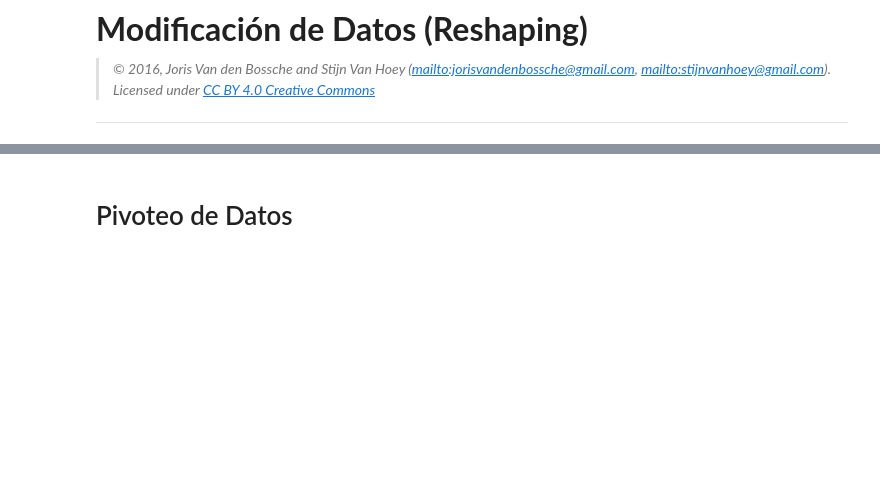
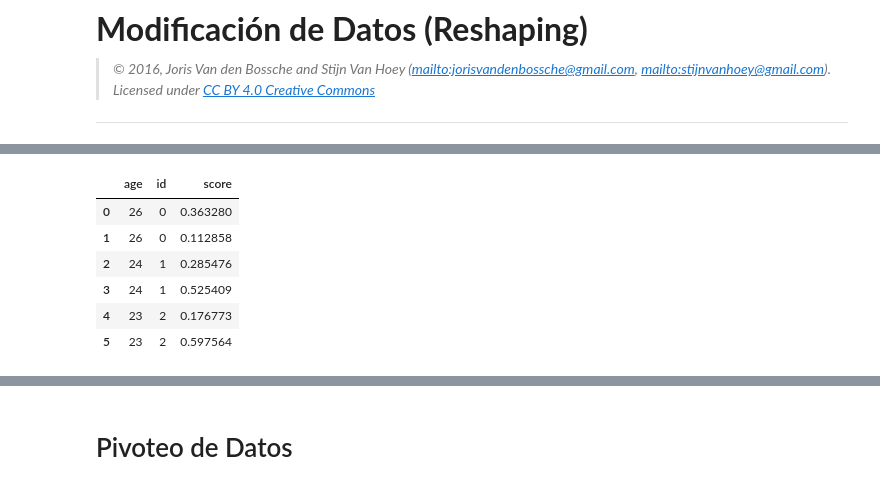
Before and after one commit to fireblend-clases/pandas-tutorial, a Jupyter notebook: solved - 06 - Modificacion de Datos (Reshaping).ipynb, the cells around one changed output, grey strips where cells are left out. Cells and saved outputs as stored; diff of their text form; code cells hidden in the pictures; blank space fills up the shorter version.

```diff
--- a/solved - 06 - Modificacion de Datos (Reshaping).ipynb
+++ b/solved - 06 - Modificacion de Datos (Reshaping).ipynb
@@ -12,0 +39,10 @@ import matplotlib.pyplot as plt
+# %%
+pd.merge(df1, df2)
+# %% [output]
+|  | age | id | score |
+| 0 | 26 | 0 | 0.363280 |
+| 1 | 26 | 0 | 0.112858 |
+| 2 | 24 | 1 | 0.285476 |
+| 3 | 24 | 1 | 0.525409 |
+| 4 | 23 | 2 | 0.176773 |
+| 5 | 23 | 2 | 0.597564 |
```
Also changed, not shown: parts of 38 cells of this notebook, 3 other files.
